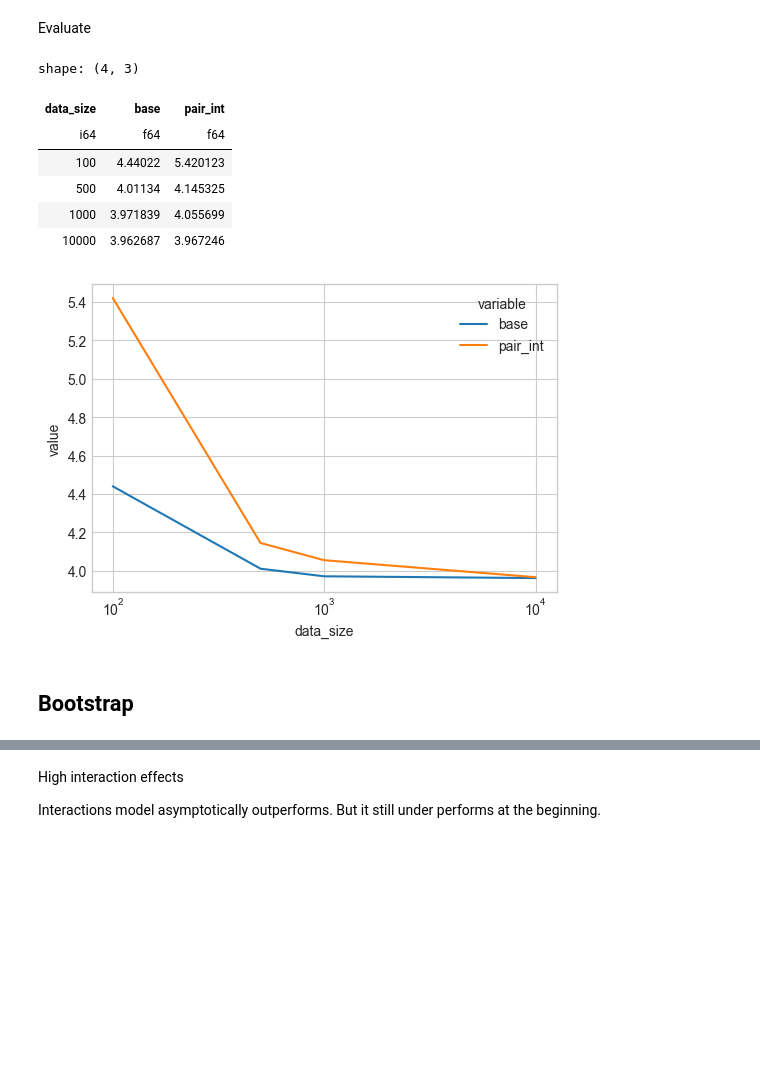
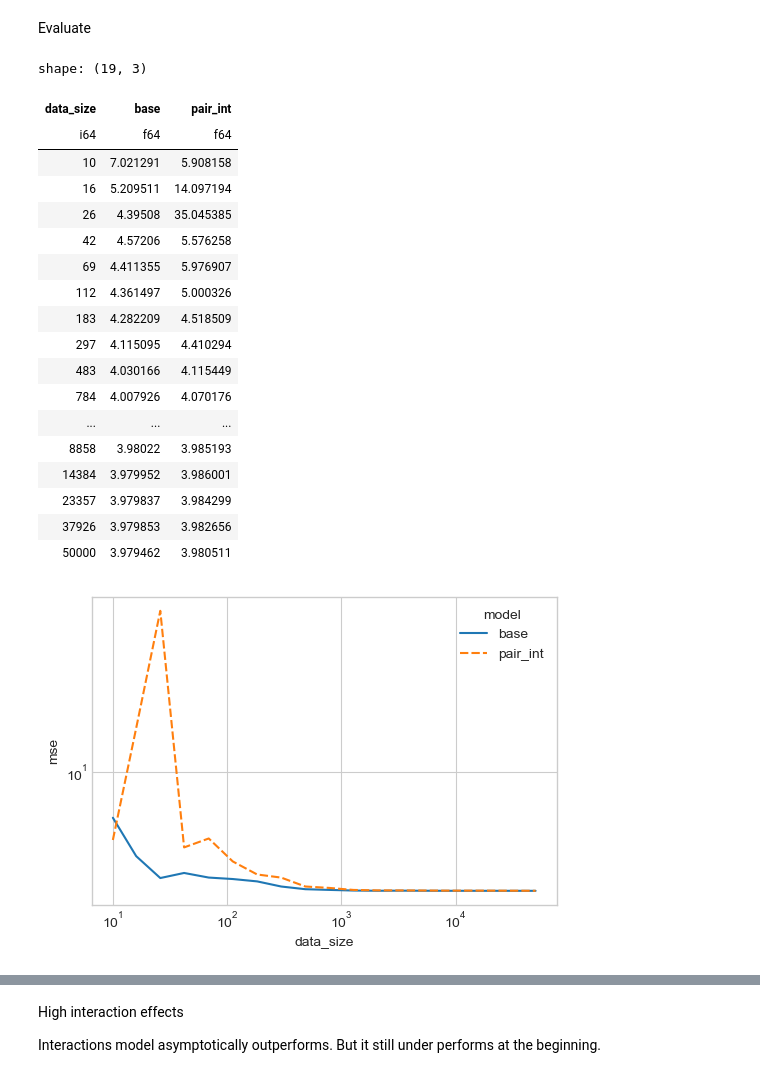
Before and after one commit to stanton119/data-analysis, a Jupyter notebook: Unpublished/interactions_linear_models/interactions_convergence.ipynb, the cells around one changed output, grey strips where cells are left out. Drawn from its saved outputs; the diff is of its cells as text; code cells hidden in the pictures; blank space fills up the shorter version.

```diff
--- a/Unpublished/interactions_linear_models/interactions_convergence.ipynb
+++ b/Unpublished/interactions_linear_models/interactions_convergence.ipynb
@@ -25,13 +25,13 @@ import sklearn.preprocessing
 
 RND = np.random.default_rng(0)
 
+
 def gen_data(
     n: int = 100_000,
     x_dim: int = 6,
     noise_level: float = 2.0,
-    interaction_scale:float =0.01
+    interaction_scale: float = 0.01,
 ):
-
     # base features
     x_base = pd.DataFrame(RND.uniform(-1, 1, size=(n, x_dim)))
 
@@ -53,6 +53,7 @@ def gen_data(
 
     return x, y, w, bias, z
 
+
 n = 100_000
 x_dim = 6
 x, y, w, bias, z = gen_data(n=n, x_dim=x_dim)
@@ -96,12 +97,21 @@ def train_models(
     x_train: np.array,
     y_train: np.array,
     x_test: np.array,
+    no_batches: int = 20,
 ) -> dict:
     y_est = {}
     for _name in models.keys():
         y_est[_name] = {}
 
-    for _data_filt in [100, 500, 1_000, 10_000]:
+    batch_blocks = np.unique(
+        np.clip(
+            np.logspace(1, np.ceil(np.log10(x_train.shape[0])), no_batches).astype(int),
+            1,
+            x_train.shape[0],
+        )
+    )
+
+    for _data_filt in batch_blocks:
         for _name, _model in models.items():
             y_est[_name][_data_filt] = _model(
                 x_train[1:_data_filt], y_train[1:_data_filt], x_test
@@ -120,40 +130,59 @@ Evaluate
 # %%
 import sklearn.metrics
 
-def get_metrics(y_est, y_test)->pl.DataFrame:
+
+def get_metrics(y_est, y_test) -> pl.DataFrame:
     metrics = {}
     for _name, _model_est in y_est.items():
         metrics[_name] = {}
         for _data_filt, _y_est in _model_est.items():
-            metrics[_name][_data_filt] = sklearn.metrics.mean_squared_error(y_test, _y_est)
+            metrics[_name][_data_filt] = sklearn.metrics.mean_squared_error(
+                y_test, _y_est
+            )
 
     metrics = pl.DataFrame(
         pd.DataFrame(metrics).reset_index().rename(columns={"index": "data_size"})
     )
     return metrics
 
+
 metrics = get_metrics(y_est=y_est, y_test=y_test)
 metrics
 # %% [output]
-shape: (4, 3)
+shape: (19, 3)
 | data_size | base | pair_int |
 | i64 | f64 | f64 |
-| 100 | 4.44022 | 5.420123 |
-| 500 | 4.01134 | 4.145325 |
-| 1000 | 3.971839 | 4.055699 |
-| 10000 | 3.962687 | 3.967246 |
+| 10 | 7.021291 | 5.908158 |
+| 16 | 5.209511 | 14.097194 |
+| 26 | 4.39508 | 35.045385 |
+| 42 | 4.57206 | 5.576258 |
+| 69 | 4.411355 | 5.976907 |
+| 112 | 4.361497 | 5.000326 |
+| 183 | 4.282209 | 4.518509 |
+| 297 | 4.115095 | 4.410294 |
+| 483 | 4.030166 | 4.115449 |
+| 784 | 4.007926 | 4.070176 |
+| ... | ... | ... |
+| 8858 | 3.98022 | 3.985193 |
+| 14384 | 3.979952 | 3.986001 |
+| 23357 | 3.979837 | 3.984299 |
+| 37926 | 3.979853 | 3.982656 |
+| 50000 | 3.979462 | 3.980511 |
 # %%
-fig, ax = plt.subplots(figsize=(6, 4))
-sns.lineplot(
-    data=metrics.melt(id_vars="data_size"),
-    x="data_size",
-    y="value",
-    hue="variable",
-    ax=ax,
-)
-ax.set_xscale("log")
-fig.show()
+def plot_metrics(metrics: pl.DataFrame):
+    fig, ax = plt.subplots(figsize=(6, 4))
+    sns.lineplot(
+        data=metrics.melt(id_vars="data_size", value_name="mse", variable_name="model"),
+        x="data_size",
+        y="mse",
+        hue="model",
+        style="model",
+        ax=ax,
+    )
+    ax.set_xscale("log")
+    ax.set_yscale("log")
+    fig.show()
-# %% [output]
-[figure, removed]
-# %% [markdown]
-## Bootstrap
+# %%
+plot_metrics(metrics)
+# %% [output]
+[figure, added]
```
Also changed, not shown: parts of 36 cells of this notebook.
